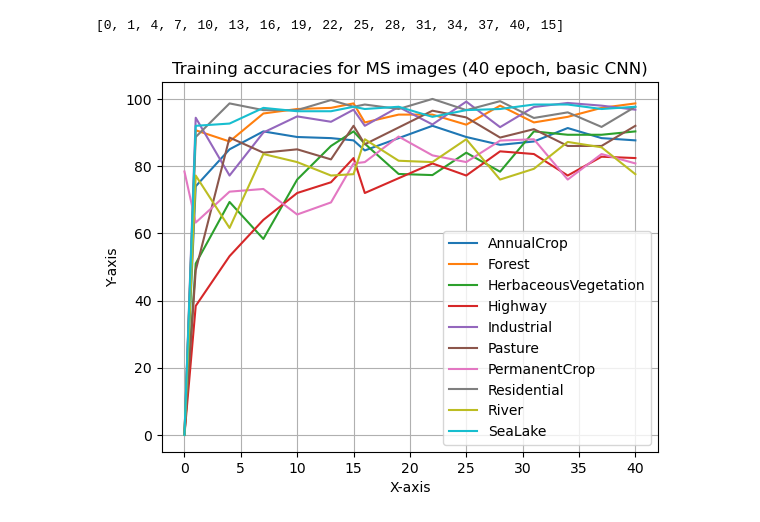
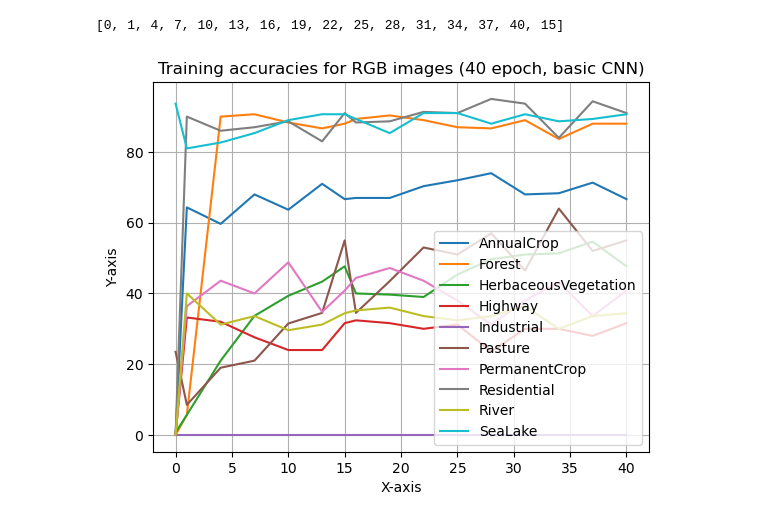
Before and after one commit to CokieLee/UrbanSatelliteAnalysis, a Jupyter notebook: PlotTrainTestAccuracy.ipynb, the cells around one changed output. Saved outputs shown, nothing was run; the diff lists cells and outputs as text; code cells hidden in the pictures.

```diff
--- a/PlotTrainTestAccuracy.ipynb
+++ b/PlotTrainTestAccuracy.ipynb
@@ -65,7 +65,7 @@ plt.show()
 # %% [output]
 [figure]
 # %%
-rgbDf = pd.read_csv(csv_dir_path / 'Deepest_40epoch_Accuracies.csv')
+rgbDf = pd.read_csv(csv_dir_path / 'RGB_Basic_CNN_40epoch_Accuracies.csv')
 
 x_values = list(rgbDf.columns)
 x_values.remove("Category")
@@ -79,32 +79,32 @@ print(x_values)
 # %%
 # Plotting on the same axes
 x_AC, y_AC = getPlottableAccs(x_values, list(rgbDf.iloc[0])[1:])
 plt.plot(x_AC, y_AC, label='AnnualCrop')
 x_F, y_F = getPlottableAccs(x_values, list(rgbDf.iloc[1])[1:])
 plt.plot(x_F, y_F, label='Forest')
 x_HV, y_HV = getPlottableAccs(x_values, list(rgbDf.iloc[2])[1:])
 plt.plot(x_HV, y_HV, label='HerbaceousVegetation')
 x_H, y_H = getPlottableAccs(x_values, list(rgbDf.iloc[3])[1:])
 plt.plot(x_H, y_H, label='Highway')
 x_I, y_I = getPlottableAccs(x_values, list(rgbDf.iloc[4])[1:])
 plt.plot(x_I, y_I, label='Industrial')
 x_P, y_P = getPlottableAccs(x_values, list(rgbDf.iloc[5])[1:])
 plt.plot(x_P, y_P, label='Pasture')
 x_PC, y_PC = getPlottableAccs(x_values, list(rgbDf.iloc[6])[1:])
 plt.plot(x_PC, y_PC, label='PermanentCrop')
 x_R, y_R = getPlottableAccs(x_values, list(rgbDf.iloc[7])[1:])
 plt.plot(x_R, y_R, label='Residential')
 x_RIV, y_RIV = getPlottableAccs(x_values, list(rgbDf.iloc[8])[1:])
 plt.plot(x_RIV, y_RIV, label='River')
 x_SL, y_SL = getPlottableAccs(x_values, list(rgbDf.iloc[9])[1:])
 plt.plot(x_SL, y_SL, label='SeaLake')
 
 
-plt.title('Training accuracies for MS images (40 epoch, basic CNN)')
+plt.title('Training accuracies for RGB images (40 epoch, basic CNN)')
 plt.xlabel('X-axis')
 plt.ylabel('Y-axis')
 plt.legend() # Display the legend to differentiate plots
 plt.grid(True)
 plt.show()
 # %% [output]
-[figure, old version]
+[figure, new version]
```
Also changed, not shown: 44 other files.
